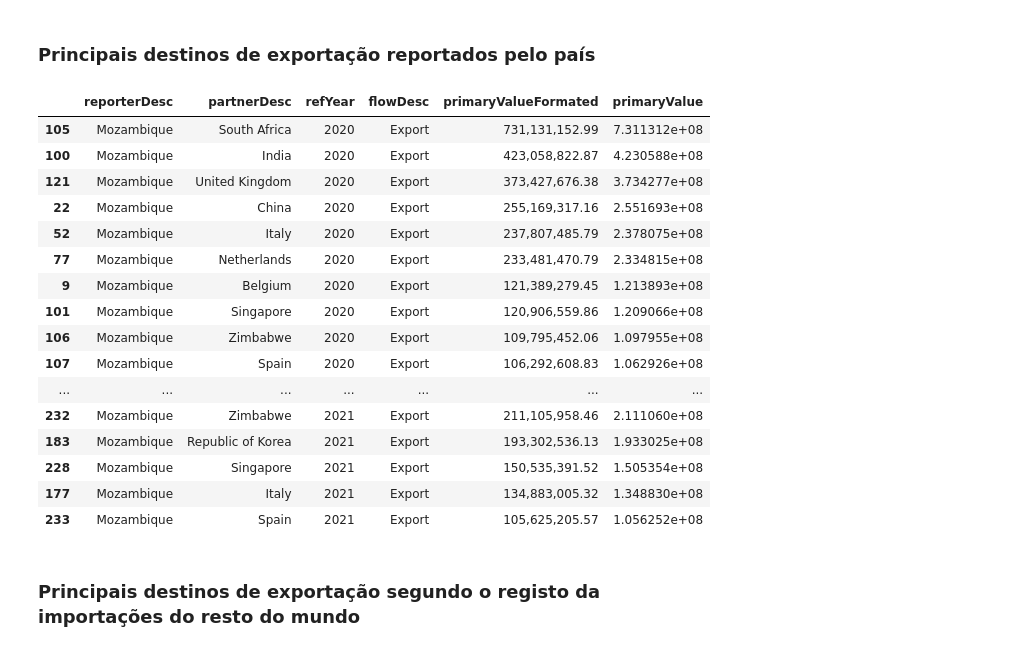
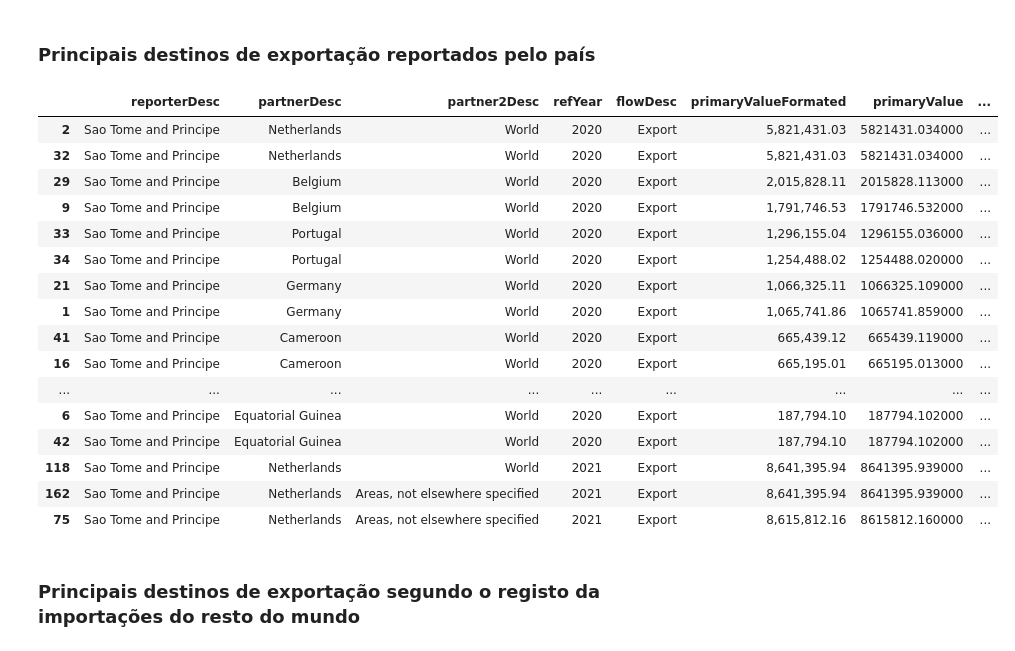
Before and after one commit to joaquimrcarvalho/cipf-comtrade, a Jupyter notebook: country_trade_profile.ipynb, the cells around one changed output. Drawn from its saved outputs; the diff is of its cells as text; code cells hidden in the pictures.

Commit message:
Imporving  top_partners (ongoing)

```diff
--- a/country_trade_profile.ipynb
+++ b/country_trade_profile.ipynb
@@ -62,7 +62,7 @@ comtrade.PERIOD_SECONDS=5
 
 Escolher país e anos de interesse.
 # %%
-country_of_interest = comtrade.m49_portugal
+country_of_interest = comtrade.m49_stome_principe
 years_of_interest = comtrade.year_range(2020, 2022)
 print(comtrade.COUNTRY_CODES[country_of_interest], years_of_interest)
 # %% [output]
@@ -211,34 +193,38 @@ partnerB = comtrade.COUNTRY_CODES_REVERSE['United States of America']
 # %%
 df_import_rep_a_world = comtrade.get_data("C",# C for commodities, S for Services
                      "A",# (freqCode) A for annual and M for monthly
                      flowCode='X',
                      cmdCode='TOTAL',
                      reporterCode=partnerA,
                      partnerCode=None,
-                     partner2Code=0,
+                     partner2Code=None,
                      period=years_of_interest,
-                     motCode = 0,
+                     motCode = None,
+                     customsCode=None,
                      echo_url=False
                      )
-df_import_rep_a_world[df_import_rep_a_world['primaryValue']>100000000][cols].sort_values(by=['refYear','primaryValue'], ascending=[True,False]).head(20)
+cols = ['reporterDesc','partnerDesc','partner2Desc','refYear','flowDesc','primaryValueFormated','primaryValue','perc','motDesc','isAggregate','customsDesc']
+total_import = df_import_rep_a_world['primaryValue'].sum()
+df_import_rep_a_world['perc'] = df_import_rep_a_world['primaryValue']/total_import
+df_import_rep_a_world[df_import_rep_a_world['primaryValue']>100000][cols].sort_values(by=['refYear','primaryValue'], ascending=[True,False]).head(20).style.format({'perc': '{:,.2%}'.format})
 # %% [output]
-|  | reporterDesc | partnerDesc | refYear | flowDesc | primaryValueFormated | primaryValue |
-| 105 | Mozambique | South Africa | 2020 | Export | 731,131,152.99 | 7.311312e+08 |
-| 100 | Mozambique | India | 2020 | Export | 423,058,822.87 | 4.230588e+08 |
-| 121 | Mozambique | United Kingdom | 2020 | Export | 373,427,676.38 | 3.734277e+08 |
-| 22 | Mozambique | China | 2020 | Export | 255,169,317.16 | 2.551693e+08 |
-| 52 | Mozambique | Italy | 2020 | Export | 237,807,485.79 | 2.378075e+08 |
-| 77 | Mozambique | Netherlands | 2020 | Export | 233,481,470.79 | 2.334815e+08 |
-| 9 | Mozambique | Belgium | 2020 | Export | 121,389,279.45 | 1.213893e+08 |
-| 101 | Mozambique | Singapore | 2020 | Export | 120,906,559.86 | 1.209066e+08 |
-| 106 | Mozambique | Zimbabwe | 2020 | Export | 109,795,452.06 | 1.097955e+08 |
-| 107 | Mozambique | Spain | 2020 | Export | 106,292,608.83 | 1.062926e+08 |
-| ... | ... | ... | ... | ... | ... | ... |
-| 232 | Mozambique | Zimbabwe | 2021 | Export | 211,105,958.46 | 2.111060e+08 |
-| 183 | Mozambique | Republic of Korea | 2021 | Export | 193,302,536.13 | 1.933025e+08 |
-| 228 | Mozambique | Singapore | 2021 | Export | 150,535,391.52 | 1.505354e+08 |
-| 177 | Mozambique | Italy | 2021 | Export | 134,883,005.32 | 1.348830e+08 |
-| 233 | Mozambique | Spain | 2021 | Export | 105,625,205.57 | 1.056252e+08 |
+|  | reporterDesc | partnerDesc | partner2Desc | refYear | flowDesc | primaryValueFormated | primaryValue | ... |
+| 2 | Sao Tome and Principe | Netherlands | World | 2020 | Export | 5,821,431.03 | 5821431.034000 | ... |
+| 32 | Sao Tome and Principe | Netherlands | World | 2020 | Export | 5,821,431.03 | 5821431.034000 | ... |
+| 29 | Sao Tome and Principe | Belgium | World | 2020 | Export | 2,015,828.11 | 2015828.113000 | ... |
+| 9 | Sao Tome and Principe | Belgium | World | 2020 | Export | 1,791,746.53 | 1791746.532000 | ... |
+| 33 | Sao Tome and Principe | Portugal | World | 2020 | Export | 1,296,155.04 | 1296155.036000 | ... |
+| 34 | Sao Tome and Principe | Portugal | World | 2020 | Export | 1,254,488.02 | 1254488.020000 | ... |
+| 21 | Sao Tome and Principe | Germany | World | 2020 | Export | 1,066,325.11 | 1066325.109000 | ... |
+| 1 | Sao Tome and Principe | Germany | World | 2020 | Export | 1,065,741.86 | 1065741.859000 | ... |
+| 41 | Sao Tome and Principe | Cameroon | World | 2020 | Export | 665,439.12 | 665439.119000 | ... |
+| 16 | Sao Tome and Principe | Cameroon | World | 2020 | Export | 665,195.01 | 665195.013000 | ... |
+| ... | ... | ... | ... | ... | ... | ... | ... | ... |
+| 6 | Sao Tome and Principe | Equatorial Guinea | World | 2020 | Export | 187,794.10 | 187794.102000 | ... |
+| 42 | Sao Tome and Principe | Equatorial Guinea | World | 2020 | Export | 187,794.10 | 187794.102000 | ... |
+| 118 | Sao Tome and Principe | Netherlands | World | 2021 | Export | 8,641,395.94 | 8641395.939000 | ... |
+| 162 | Sao Tome and Principe | Netherlands | Areas, not elsewhere specified | 2021 | Export | 8,641,395.94 | 8641395.939000 | ... |
+| 75 | Sao Tome and Principe | Netherlands | Areas, not elsewhere specified | 2021 | Export | 8,615,812.16 | 8615812.160000 | ... |
 # %% [markdown]
 ### Principais destinos de exportação segundo o registo da importações do resto do mundo
 # %%
```
Also changed, not shown: parts of 20 cells of this notebook, 1 other file.
